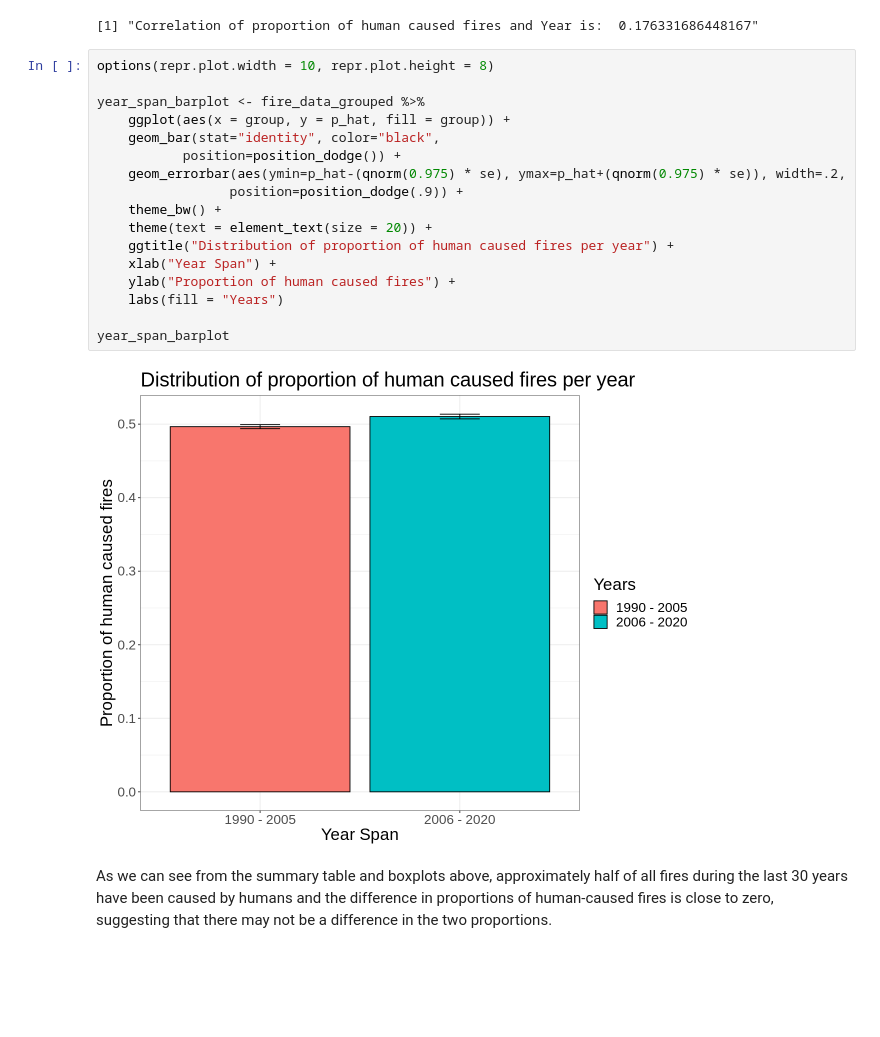
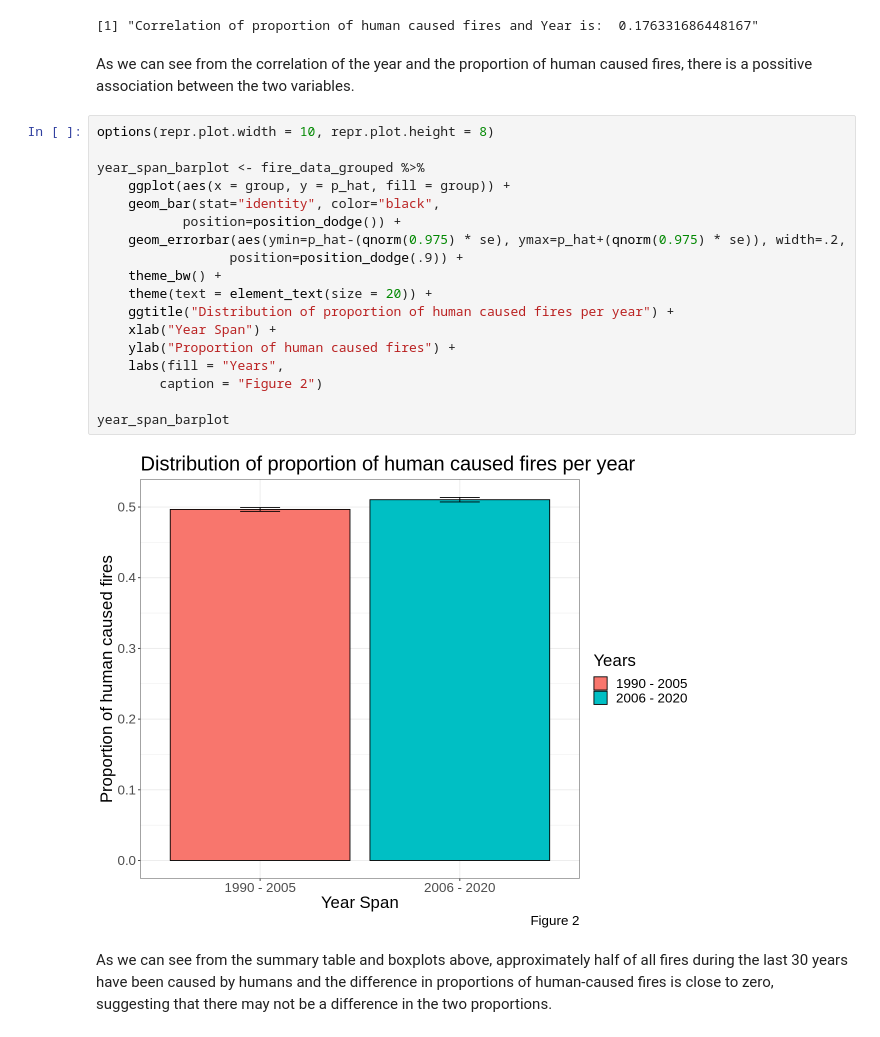
Before and after one commit to hakkd/Canada-Forest-Fires-By-Cause, a Jupyter notebook: report_group2.ipynb, the cells around one changed output. Cells and saved outputs as stored; diff of their text form; blank space fills up the shorter version.

```diff
--- a/report_group2.ipynb
+++ b/report_group2.ipynb
@@ -148,25 +142,28 @@ A tibble: 2 × 4
 | 2006 - 2020 | 94378 | 0.5103626 | 0.001627201 |
 [1] "The point estimate is:  0.0681361189507949"
 [1] "Correlation of proportion of human caused fires and Year is:  0.176331686448167"
+# %% [markdown]
+As we can see from the correlation of the year and the proportion of human caused fires, there is a possitive association between the two variables.
 # %%
 options(repr.plot.width = 10, repr.plot.height = 8)
 
 year_span_barplot <- fire_data_grouped %>%
     ggplot(aes(x = group, y = p_hat, fill = group)) +
     geom_bar(stat="identity", color="black",
            position=position_dodge()) +
     geom_errorbar(aes(ymin=p_hat-(qnorm(0.975) * se), ymax=p_hat+(qnorm(0.975) * se)), width=.2,
                  position=position_dodge(.9)) +
     theme_bw() +
     theme(text = element_text(size = 20)) +
     ggtitle("Distribution of proportion of human caused fires per year") +
     xlab("Year Span") +
     ylab("Proportion of human caused fires") +
-    labs(fill = "Years")
+    labs(fill = "Years",
+        caption = "Figure 2")
 
 year_span_barplot
 # %% [output]
-[figure, old version]
+[figure, new version]
 # %% [markdown]
 As we can see from the summary table and boxplots above, approximately half of all fires during the last 30 years have been caused by humans and the difference in proportions of human-caused fires is close to zero, suggesting that there may not be a difference in the two proportions.
 # %% [markdown]
```
Also changed, not shown: parts of 5 cells of this notebook.
